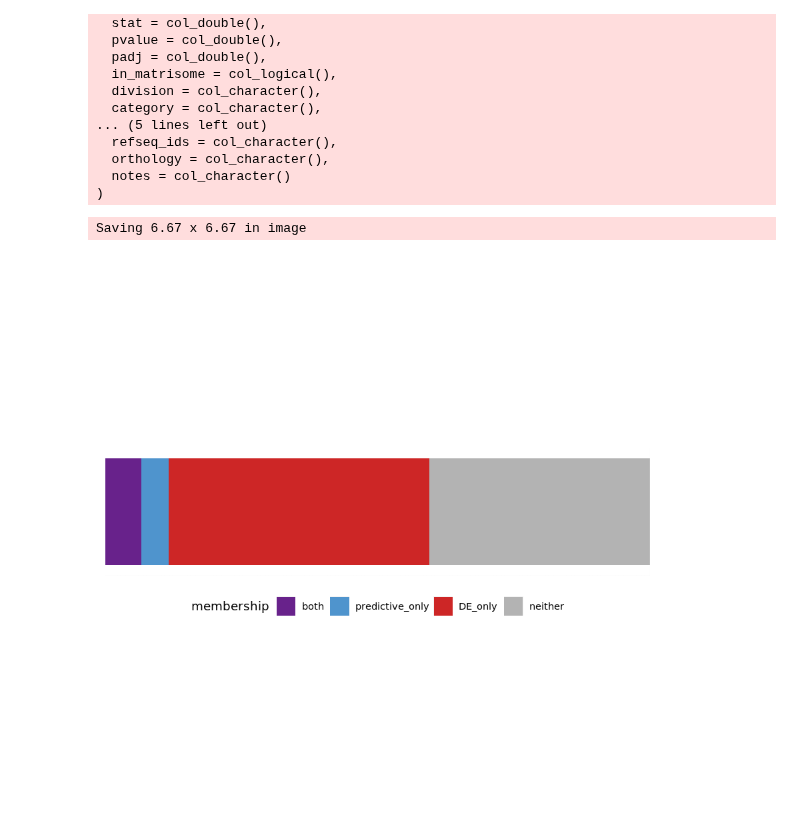
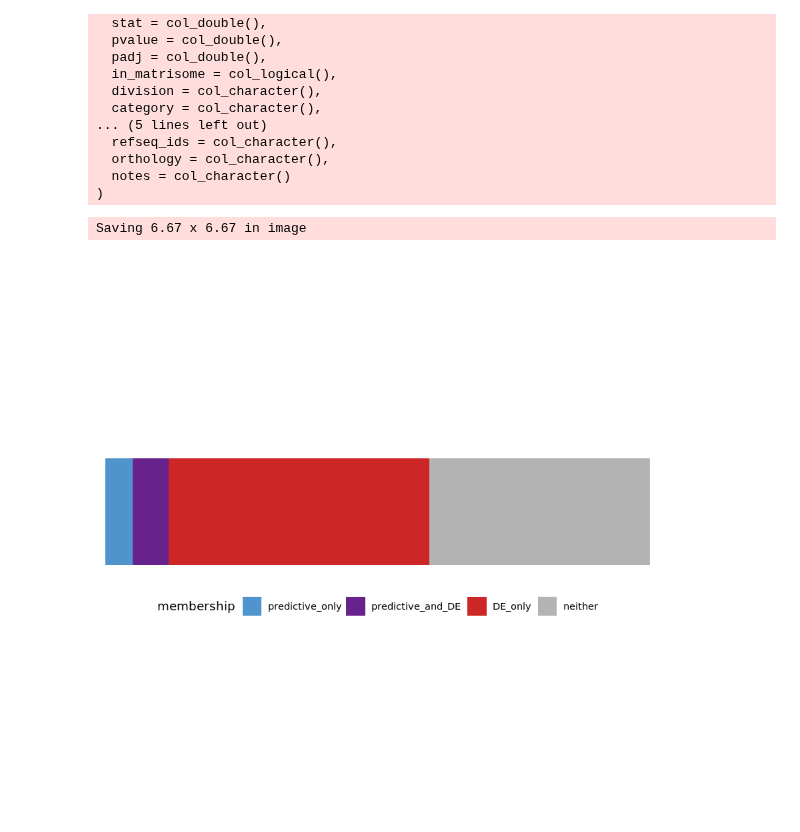
Before and after one commit to fogg-lab/characterizing-ecm-transcriptome-of-endometriosis, a Jupyter notebook: exploratory_analysis/predictive_DE_vis.ipynb, the cells around one changed output. Saved outputs shown, nothing was run; the diff lists cells and outputs as text; code cells hidden in the pictures.

```diff
--- a/exploratory_analysis/predictive_DE_vis.ipynb
+++ b/exploratory_analysis/predictive_DE_vis.ipynb
@@ -76,7 +76,7 @@ hm_df <- matrisome_genes_df %>%
     mutate(
         DE_only = (geneID %in% deg_res_df$geneID) & !(geneID %in% sig_coxph_res_df$geneID),
         predictive_only = (geneID %in% sig_coxph_res_df$geneID) & !(geneID %in% deg_res_df$geneID),
-        both = (geneID %in% sig_coxph_res_df$geneID) & (geneID %in% deg_res_df$geneID),
+        predictive_and_DE = (geneID %in% sig_coxph_res_df$geneID) & (geneID %in% deg_res_df$geneID),
         neither = !(geneID %in% sig_coxph_res_df$geneID) & !(geneID %in% deg_res_df$geneID)
     )
 
@@ -87,7 +87,7 @@ hm_pivot_df <- hm_df %>%
     dplyr::select(-value) %>%
     mutate(
 #         membership_fact = factor(membership, levels = c("neither", "DE_only", "predictive_only", "both")),
-        membership_fact = factor(membership, levels = c("both", "predictive_only", "DE_only", "neither")),
+        membership_fact = factor(membership, levels = c("predictive_only", "predictive_and_DE", "DE_only", "neither")),
         membership_num = as.numeric(membership_fact)
     ) %>%
     dplyr::select(-membership) %>%
@@ -96,21 +96,21 @@ hm_pivot_df <- hm_df %>%
 # %%
 ggplot() +
     geom_tile(aes(y = dummy, x = reorder(geneID, membership_num), fill = membership), data = hm_pivot_df, width = 1) +
-    scale_fill_manual(values = rev(c("gray70", "firebrick3", "steelblue3", "darkorchid4"))) +
+    scale_fill_manual(values = c("steelblue3", "darkorchid4", "firebrick3", "gray70")) +
     theme(
         axis.title.x = element_blank(),
         axis.text.x = element_blank(),
         axis.ticks.x = element_blank(),
         axis.title.y = element_blank(),
         axis.text.y = element_blank(),
         axis.ticks.y = element_blank(),
         legend.position = "bottom"
     ) +
     coord_equal(ratio = 200)
 ggsave(paste0(dirs$figures_dir, "/", unified_dsets[i], "_matrisome_DEG_predictive_horizontal_hm.png"), last_plot())
 # %% [output]
 Saving 6.67 x 6.67 in image
-[figure, old version]
+[figure, new version]
 # %%
 # bp_df <- matrisome_genes_df %>%
 #     dplyr::rename("geneID" = "gene_symbol") %>%
```
Also changed, not shown: parts of 3 cells of this notebook.
